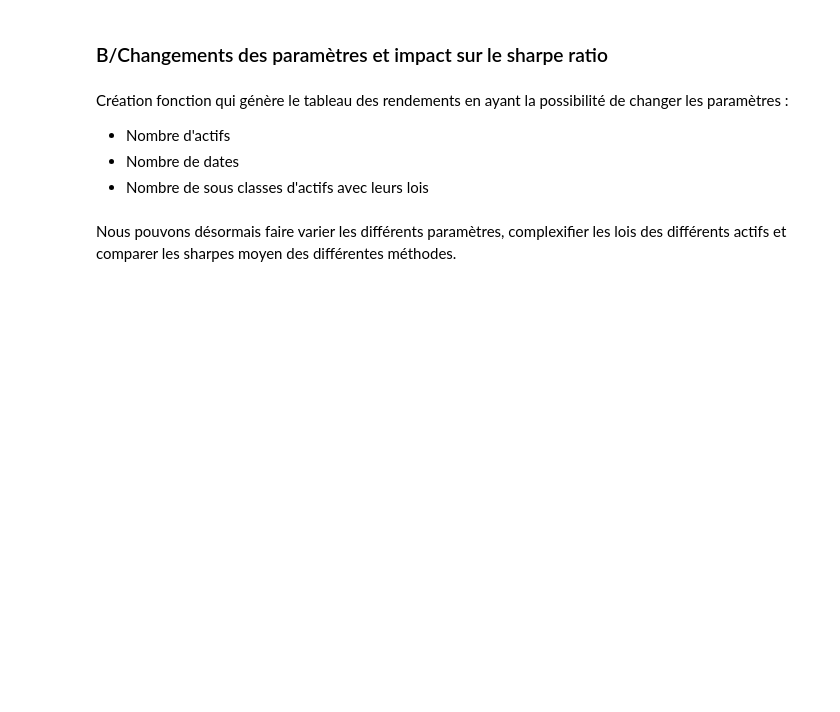
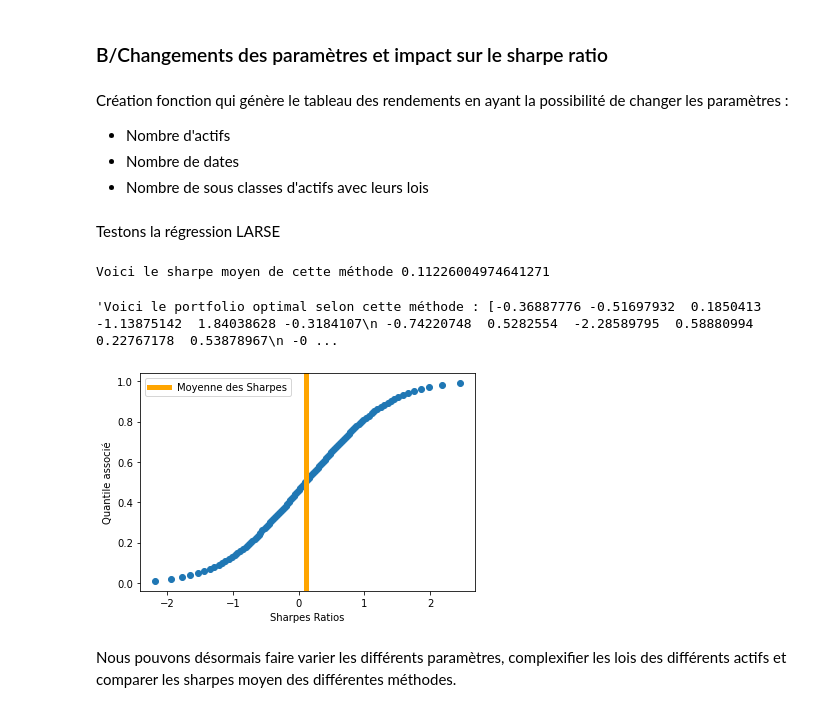
Before and after one commit to PyTomSss/StatApp_M1_ENSAE, a Jupyter notebook: Brouillon_Tom/Notebook_brouillon_Tom.ipynb, the cells around one changed output. Drawn from its saved outputs; the diff is of its cells as text; code cells hidden in the pictures; blank space fills up the shorter version.

```diff
--- a/Brouillon_Tom/Notebook_brouillon_Tom.ipynb
+++ b/Brouillon_Tom/Notebook_brouillon_Tom.ipynb
@@ -517,6 +518,14 @@ def generation_tableau_rdts(nb_actifs, nb_dates, list_esp_rdts, list_vols, nb_si
     print(f"Voici le sharpe moyen de cette méthode {moyenne_sharpe}")
 
     return f"Voici le portfolio optimal selon cette méthode : {coef_normalized}"
+# %% [markdown]
+Testons la régression LARSE
+# %%
+generation_tableau_rdts(20, 256*5, [0.05], [0.2], 10000, 256, Lars(fit_intercept=False))
+# %% [output]
+Voici le sharpe moyen de cette méthode 0.11226004974641271
+'Voici le portfolio optimal selon cette méthode : [-0.36887776 -0.51697932  0.1850413  -1.13875142  1.84038628 -0.3184107\n -0.74220748  0.5282554  -2.28589795  0.58880994  0.22767178  0.53878967\n -0 ...
+[figure, added]
 # %% [markdown]
 Nous pouvons désormais faire varier les différents paramètres, complexifier les lois des différents actifs et comparer les sharpes moyen des différentes méthodes.
 # %%
```
Also changed, not shown: parts of 1 cell of this notebook.
